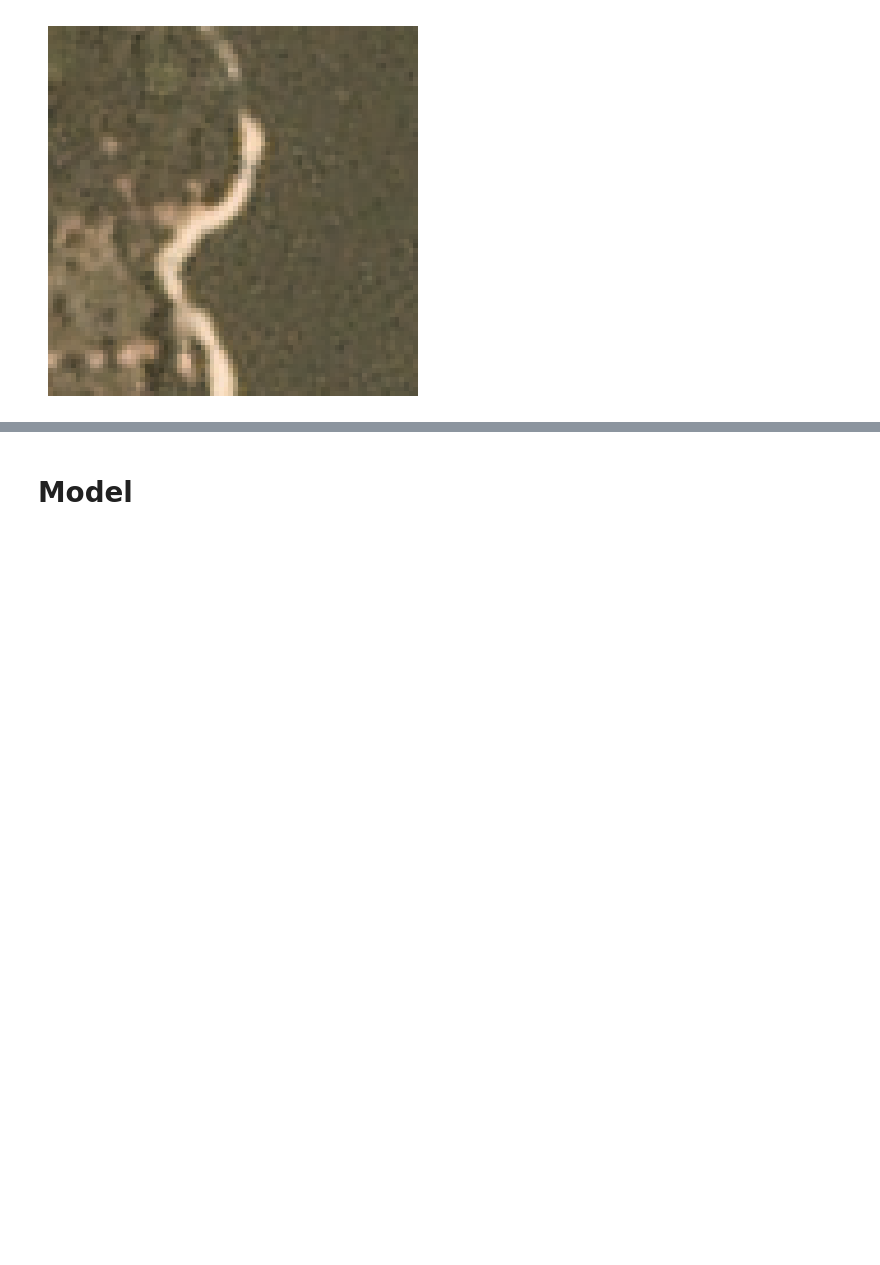
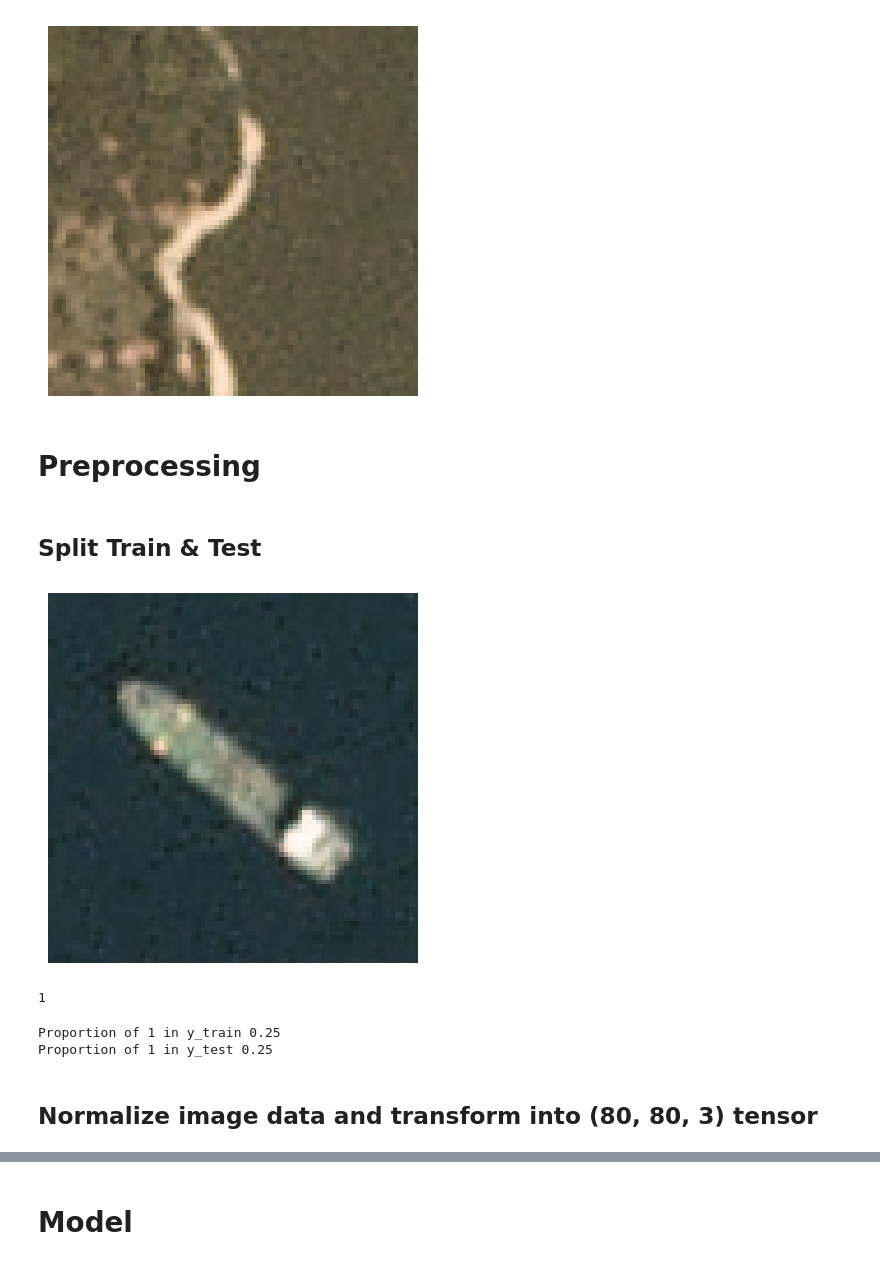
Before and after one commit to AlexRohn-96/shipvision_lewagon, a Jupyter notebook: notebooks/notebook_Alex.ipynb, the cells around one changed output, grey strips where cells are left out. Drawn from its saved outputs; the diff is of its cells as text; code cells hidden in the pictures; blank space fills up the shorter version.

Commit message:
basic preprocessing + model + evaluation in notebook - seems to work

```diff
--- a/notebooks/notebook_Alex.ipynb
+++ b/notebooks/notebook_Alex.ipynb
@@ -208,3 +210,59 @@ plt.show()
 [figure]
 [figure]
 [figure]
+# %% [markdown]
+# Preprocessing
+# %% [markdown]
+## Split Train & Test
+# %%
+# First we need to split the set into training and test
+
+# Split the data
+X_train, X_test, y_train, y_test = train_test_split(image_data, labels,
+                                                    test_size=0.3,  # Adjust the test size as needed
+                                                    random_state=42,  # For reproducibility
+                                                    stratify=labels)  # Ensures the proportion of classes is maintained
+# %%
+image = X_test[0]
+
+R_data = image[0:(6400-1)]
+G_data = image[6400:(2*6400-1)]
+B_data = image[2*6400:]
+
+
+# Convert the list to a NumPy array
+image_array = np.array(image)
+
+# Extract the R, G, and B channels
+R_data = image_array[0:6400]
+G_data = image_array[6400:2*6400]
+B_data = image_array[2*6400:]
+
+# Reshape each channel into an 80x80 array
+R = R_data.reshape((80, 80))
+G = G_data.reshape((80, 80))
+B = B_data.reshape((80, 80))
+
+# Stack the R, G, and B channels to form the image
+image_rgb = np.stack((R, G, B), axis=-1)
+
+# Plot the image
+plt.imshow(image_rgb)
+plt.axis('off')  # Optional: Hide axes
+plt.show()
+# %% [output]
+[figure, added]
+# %%
+print(y_test[0])
+# %% [output]
+1
+# %%
+# Check proportions of each class in y_train and y_test
+
+print('Proportion of 1 in y_train', sum(y_train)/len(y_train))
+print('Proportion of 1 in y_test', sum(y_test)/len(y_test))
+# %% [output]
+Proportion of 1 in y_train 0.25
+Proportion of 1 in y_test 0.25
+# %% [markdown]
+## Normalize image data  and transform into (80, 80, 3) tensor
```
Also changed, not shown: parts of 8 cells of this notebook, 1 other file.
